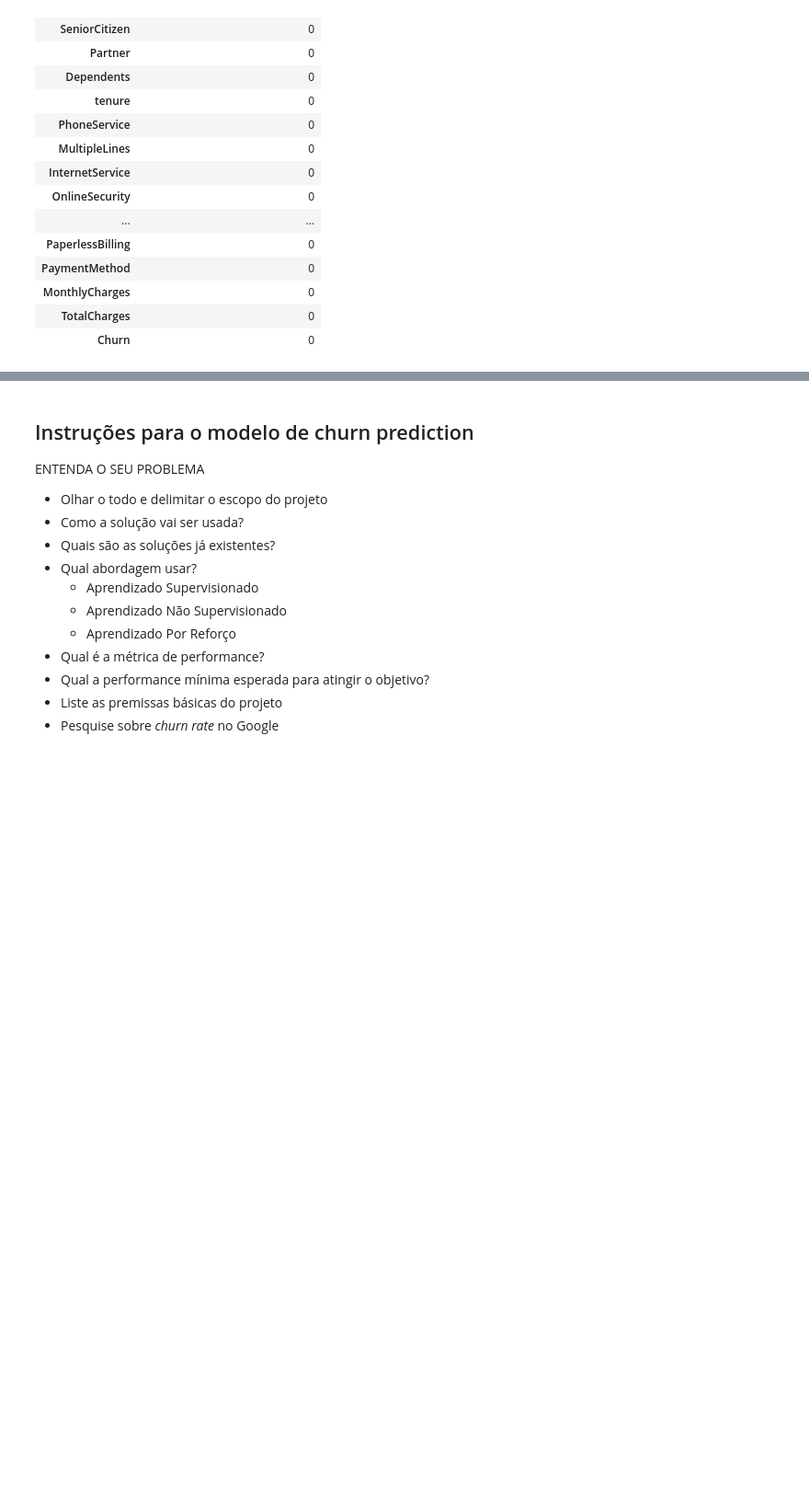
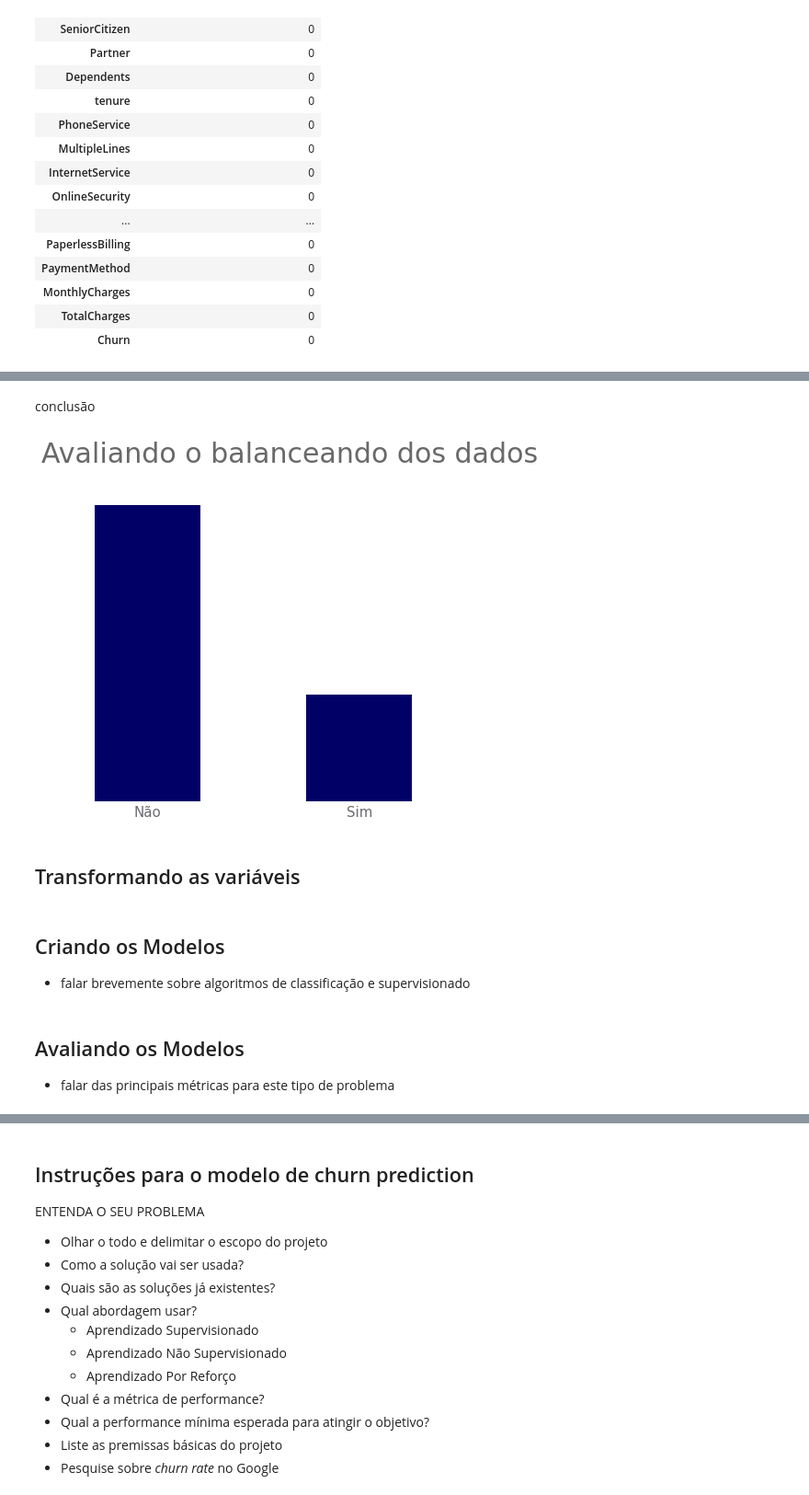
Before and after one commit to FerrazThales/Churn_prediction, a Jupyter notebook: Churn_Prediction_para_uma_empresa_de_Telecomunicações.ipynb, the cells around one changed output, grey strips where cells are left out. Shown: that part at 92% size. Saved outputs shown, nothing was run; the diff lists cells and outputs as text; code cells hidden in the pictures; blank space fills up the shorter version.

```diff
--- a/Churn_Prediction_para_uma_empresa_de_Telecomunicações.ipynb
+++ b/Churn_Prediction_para_uma_empresa_de_Telecomunicações.ipynb
@@ -174,0 +199,27 @@ plt.tight_layout(pad=2.0)
+# %% [markdown]
+conclusão
+# %%
+#criando o figure e o axes no matplotlib
+fig, ax = plt.subplots(figsize=(8,6))
+
+#Verificando o balanceamento dos dados
+df.Churn.value_counts().plot.bar(ax=ax,color='#000066',rot=0).set_frame_on(False)
+ax.get_yaxis().set_visible(False)
+ax.tick_params(axis='x',length=0,labelsize=13,labelcolor='#242526')
+ax.set_xticklabels(['Não','Sim'],fontdict={'fontsize':15},color='#6a6a6f')
+ax.set_title('Avaliando o balanceando dos dados',loc='left',pad=30,fontdict={'fontsize':30},color='dimgrey')
+
+#plotando o gráfico
+plt.tight_layout();
+# %% [output]
+[figure, added]
+# %% [markdown]
+## Transformando as variáveis
+# %% [markdown]
+## Criando os Modelos
+
+* falar brevemente sobre algoritmos de classificação e supervisionado
+# %% [markdown]
+## Avaliando os Modelos
+
+* falar das principais métricas para este tipo de problema
```
Also changed, not shown: parts of 8 cells of this notebook.
